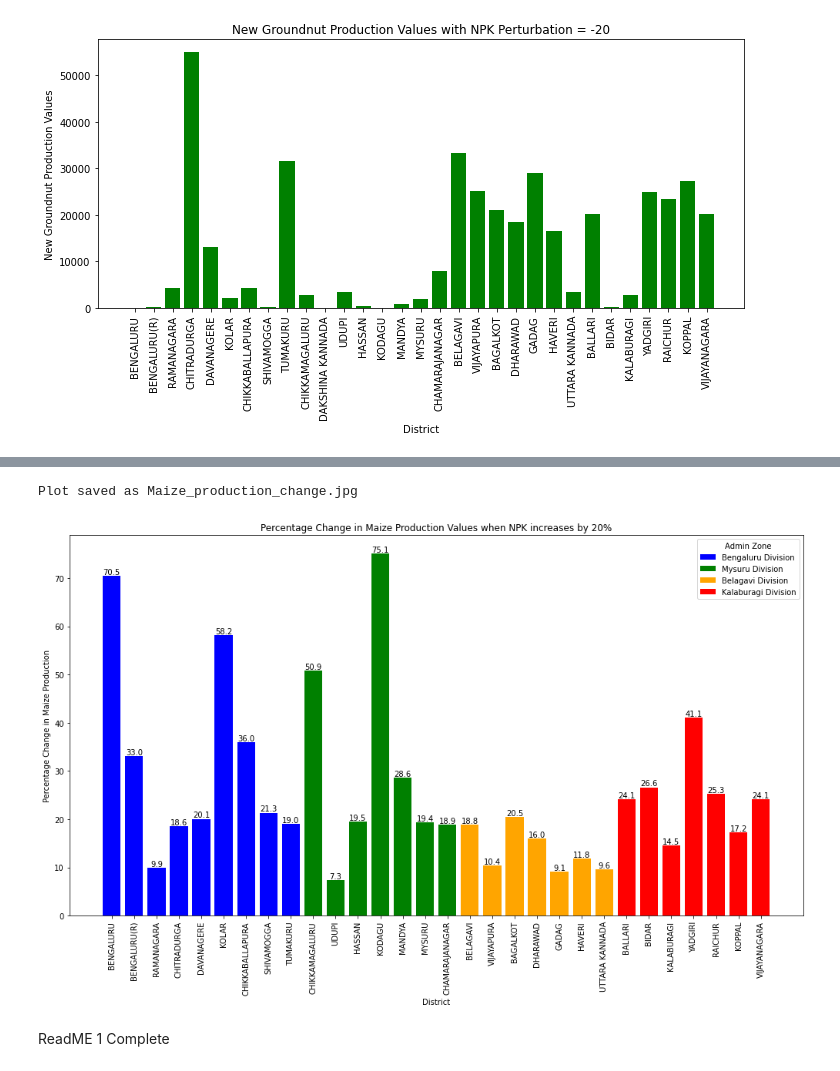
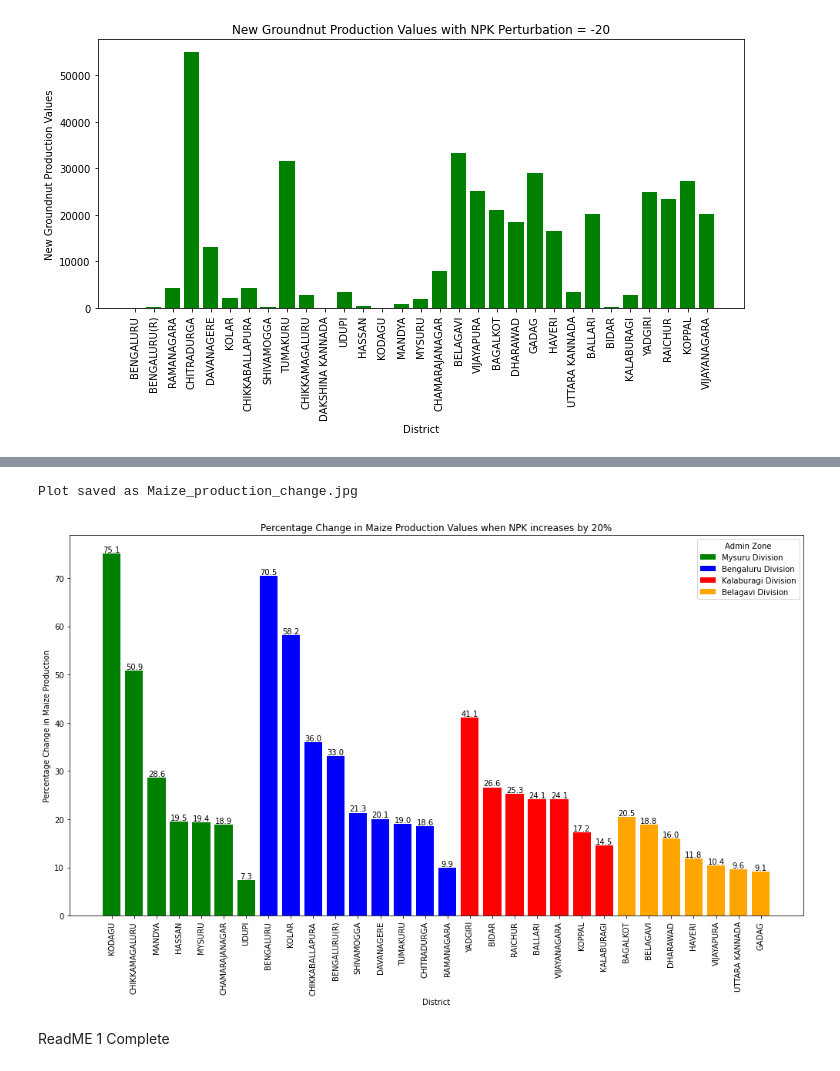
Before and after one commit to WSL-IIITB/WSL_IM_24-25, a Jupyter notebook: Predictive_1D-2D_Prescriptive.ipynb, the cells around one changed output, grey strips where cells are left out. Cells and saved outputs as stored; diff of their text form; code cells hidden in the pictures.

Commit message:
Made some Visualizations

```diff
--- a/Predictive_1D-2D_Prescriptive.ipynb
+++ b/Predictive_1D-2D_Prescriptive.ipynb
@@ -742,35 +813,33 @@ rice_slopes = calculate_slopes('Rice', num_factors, num_divisions)
 maize_slopes = calculate_slopes('Maize', num_factors, num_divisions)
 groundnut_slopes = calculate_slopes('Groundnut', num_factors, num_divisions)
 
-# Create lists for slope storage
-slope_lists = {
-    'Rice': {
-        'NPK': [], 'MSeeds': [], 'Cattle': [], 'MArea': [], 'PArea': [], 'Canal': [], 'GArea': [], 'Tractors': [], 'Sheep': [], 'Tubewells': []
-    },
-    'Maize': {
-        'NPK': [], 'MSeeds': [], 'Cattle': [], 'MArea': [], 'PArea': [], 'Canal': [], 'GArea': [], 'Tractors': [], 'Sheep': [], 'Tubewells': []
-    },
-    'Groundnut': {
-        'NPK': [], 'MSeeds': [], 'Cattle': [], 'MArea': [], 'PArea': [], 'Canal': [], 'GArea': [], 'Tractors': [], 'Sheep': [], 'Tubewells': []
-    }
+import numpy as np
+
+# Define a mapping of factors to lists (same as before)
+factors_mapping = {
+    'NPK': 1, 'MSeeds': 2, 'Cattle': 3, 'MArea': 4, 'PArea': 5, 'Canal': 6, 'GArea': 7, 'Tractors': 8, 'Sheep': 9, 'Tubewells': 10
 }
 
-# Define a mapping of factors to lists
-factors_mapping = {
-    'NPK': 1, 'MSeeds': 2, 'Cattle': 3, 'MArea': 4, 'PArea': 5, 'Canal': 6, 'GArea': 7, 'Tractors': 8, 'Sheep': 9, 'Tubewells' : 10
-}
+# Append slopes to corresponding lists and store them in Working_Directory
+for crop in ['Rice', 'Maize', 'Groundnut']:
+    for factor_name, factor_num in factors_mapping.items():
+        column_name = f'{crop}_{factor_name}_Slope'  # Create a new column name for each factor
+        Working_Directory[column_name] = np.nan  # Initialize the column with NaN
 
-# Append slopes to corresponding lists
-for i in range(len(Working_Directory['Admin_Zone'])):
+# Now populate the Working_Directory with slope values
+for i in range(len(Working_Directory)):
     zone = Working_Directory['Admin_Zone'][i]
     division_index = {'Bengaluru Division': 1, 'Mysuru Division': 2, 'Belagavi Division': 3}.get(zone, 4)
 
-    for crop in ['Rice', 'Maize']:
+    for crop in ['Rice', 'Maize', 'Groundnut']:
         for factor_name, factor_num in factors_mapping.items():
             slope_key = f'Slope_{factor_num}_{crop}_{division_index}'
-            slope_list = slope_lists[crop][factor_name]
-            slope_list.append(globals()[slope_key].slope)
+            slope_value = globals()[slope_key].slope  # Extract slope value
+            column_name = f'Slope_{crop}_{factor_name}'  # Get the corresponding column name
+            Working_Directory.at[i, column_name] = slope_value  # Assign the slope to the DataFrame
 
+# Now the slopes should be appended as new columns in Working_Directory
+Working_Directory
 # Now, you can use slope_lists to access all calculated slopes for each crop and factor
 Working_Directory[7:12]
 # %% [output]
@@ -945,7 +1035,7 @@ def calculate_and_visualize_2(perturbation, crop, Working_Directory, what):
 # Example usage:
 perturbation = 20
 what = 'NPK'  # Factor to be used
-crop = 'Groundnut'  # Or 'Maize'
+crop = 'Maize'  # Or 'Maize'
 
 # Assuming Working_Directory is a DataFrame that has all necessary columns defined
 calculate_and_visualize_2(perturbation, crop, Working_Directory, what)
@@ -1139,6 +1379,8 @@ def calculate_and_visualize_2(perturbation, crop, Working_Directory, what, save_
     filtered_df[f'{crop[0].upper()} - {what} {perturbation}'] = New_values
     filtered_df['Change'] =  ((New_values - filtered_df[production_col]) / filtered_df[production_col]) * 100
 
+    filtered_df = filtered_df.sort_values('Change', ascending=False)
+
     # Visualization with color-coded zones
     plt.figure(figsize=(14, 9))
     for zone in filtered_df['Admin_Zone'].unique():
@@ -1154,34 +1396,34 @@ def calculate_and_visualize_2(perturbation, crop, Working_Directory, what, save_
                      bar.get_height(),
                      f'{value:.1f}',
                      ha='center',
                      va='bottom',
                      fontsize=10)
 
     plt.xlabel('District')
     plt.ylabel(f'Percentage Change in {crop} Production')
     plt.title(f'Percentage Change in {crop} Production Values when {what} increases by {perturbation}%')
     plt.xticks(rotation=90)
     plt.legend(title='Admin Zone')
     plt.tight_layout()
 
     # Save the plot as a jpg if save_as_image is True
     if save_as_image:
         plt.savefig(image_name, format='jpg', dpi=300)
         print(f"Plot saved as {image_name}")
 
     # Show the plot
     plt.show()
 
 # Example usage:
 perturbation = 20
 what = 'NPK'  # Factor to be used
 crop = 'Maize'  # Or 'Maize'
 
 # Assuming Working_Directory is a DataFrame that has all necessary columns defined
 calculate_and_visualize_2(perturbation, crop, Working_Directory, what, save_as_image=True, image_name="Maize_production_change.jpg")
 # %% [output]
 Plot saved as Maize_production_change.jpg
-[figure, old version]
+[figure, new version]
 # %% [markdown]
 ReadME 1 Complete
 # %% [markdown]
```
Also changed, not shown: parts of 34 cells of this notebook, 13 other files.
